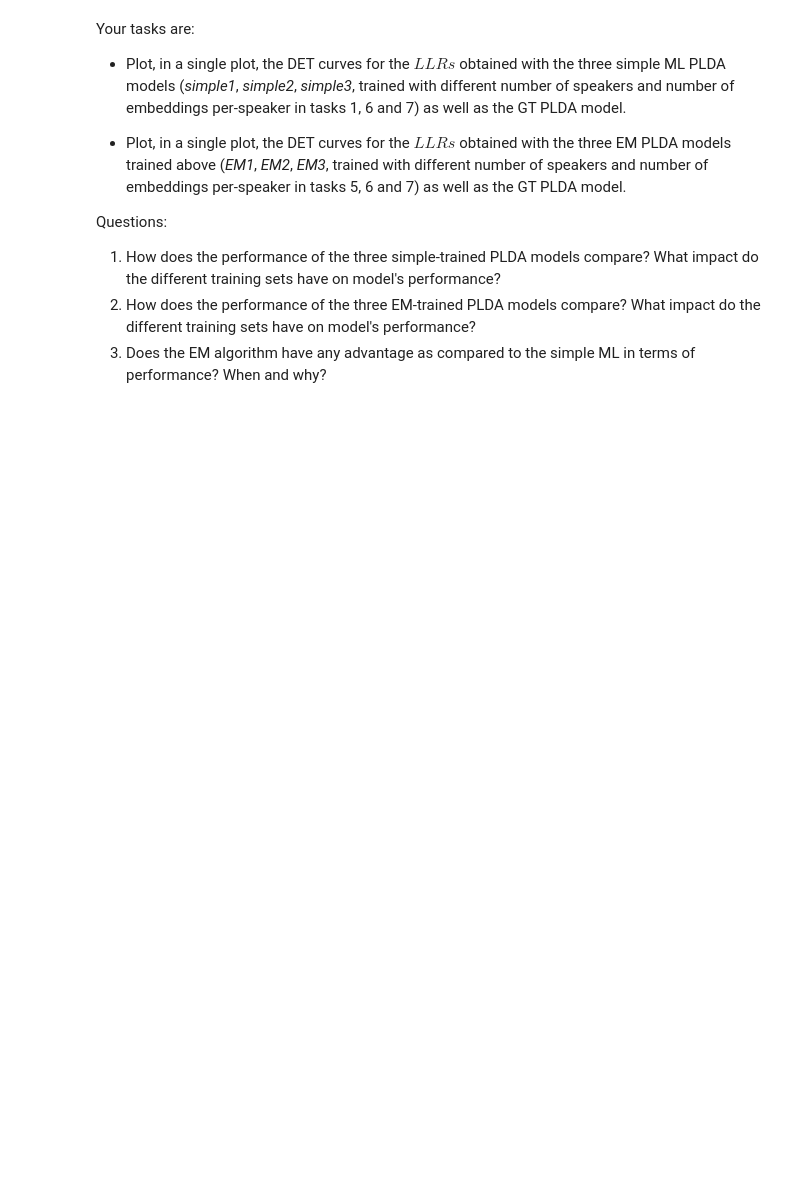
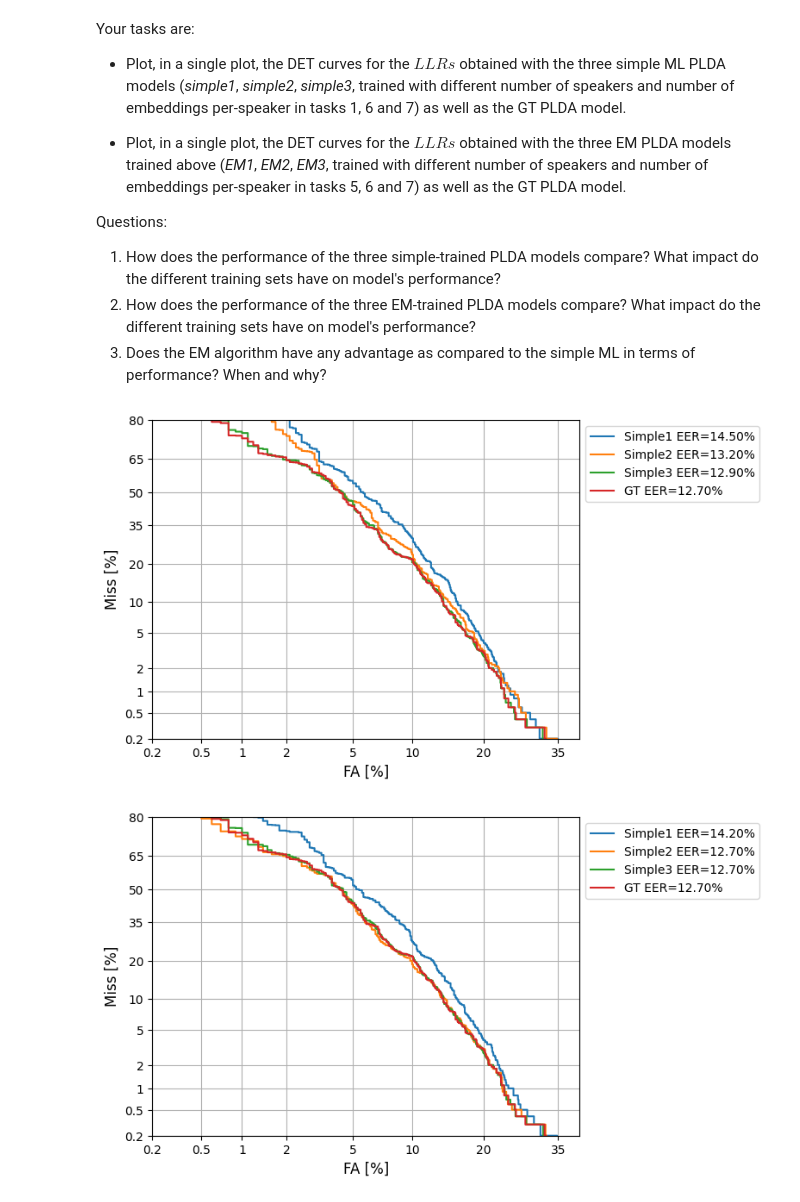
Before and after one commit to NejedlyDominik/vut-fit-BAYa-project, a Jupyter notebook: BAYa_Assignment2023_PLDA.ipynb, the cells around one changed output. Drawn from its saved outputs; the diff is of its cells as text; code cells hidden in the pictures; blank space fills up the shorter version.

```diff
--- a/BAYa_Assignment2023_PLDA.ipynb
+++ b/BAYa_Assignment2023_PLDA.ipynb
@@ -940,0 +939,33 @@ Questions:
+# %%
+# Your code goes here
+target_trial_scores_multi_gt = LLRs(x_test_target, x_enroll10, mu_gt, Sigma_ac_gt, Sigma_wc_gt)
+nontar_trial_scores_multi_gt = LLRs(x_test_nontar, x_enroll10, mu_gt, Sigma_ac_gt, Sigma_wc_gt)
+
+target_trial_scores_multi_simple1 = LLRs(x_test_target, x_enroll10, mu_simple1, Sigma_ac_simple1, Sigma_wc_simple1)
+nontar_trial_scores_multi_simple1 = LLRs(x_test_nontar, x_enroll10, mu_simple1, Sigma_ac_simple1, Sigma_wc_simple1)
+target_trial_scores_multi_simple2 = LLRs(x_test_target, x_enroll10, mu_simple2, Sigma_ac_simple2, Sigma_wc_simple2)
+nontar_trial_scores_multi_simple2 = LLRs(x_test_nontar, x_enroll10, mu_simple2, Sigma_ac_simple2, Sigma_wc_simple2)
+target_trial_scores_multi_simple3 = LLRs(x_test_target, x_enroll10, mu_simple3, Sigma_ac_simple3, Sigma_wc_simple3)
+nontar_trial_scores_multi_simple3 = LLRs(x_test_nontar, x_enroll10, mu_simple3, Sigma_ac_simple3, Sigma_wc_simple3)
+
+plot_det(target_trial_scores_multi_simple1, nontar_trial_scores_multi_simple1, label="Simple1")
+plot_det(target_trial_scores_multi_simple2, nontar_trial_scores_multi_simple2, label="Simple2")
+plot_det(target_trial_scores_multi_simple3, nontar_trial_scores_multi_simple3, label="Simple3")
+plot_det(target_trial_scores_multi_gt, nontar_trial_scores_multi_gt, label="GT")
+
+plt.show()
+
+target_trial_scores_multi_EM1 = LLRs(x_test_target, x_enroll10, mu_EM1, Sigma_ac_EM1, Sigma_wc_EM1)
+nontar_trial_scores_multi_EM1 = LLRs(x_test_nontar, x_enroll10, mu_EM1, Sigma_ac_EM1, Sigma_wc_EM1)
+target_trial_scores_multi_EM2 = LLRs(x_test_target, x_enroll10, mu_EM2, Sigma_ac_EM2, Sigma_wc_EM2)
+nontar_trial_scores_multi_EM2 = LLRs(x_test_nontar, x_enroll10, mu_EM2, Sigma_ac_EM2, Sigma_wc_EM2)
+target_trial_scores_multi_EM3 = LLRs(x_test_target, x_enroll10, mu_EM3, Sigma_ac_EM3, Sigma_wc_EM3)
+nontar_trial_scores_multi_EM3 = LLRs(x_test_nontar, x_enroll10, mu_EM3, Sigma_ac_EM3, Sigma_wc_EM3)
+
+plot_det(target_trial_scores_multi_EM1, nontar_trial_scores_multi_EM1, label="Simple1")
+plot_det(target_trial_scores_multi_EM2, nontar_trial_scores_multi_EM2, label="Simple2")
+plot_det(target_trial_scores_multi_EM3, nontar_trial_scores_multi_EM3, label="Simple3")
+plot_det(target_trial_scores_multi_gt, nontar_trial_scores_multi_gt, label="GT")
+# %% [output]
+[figure, added]
+[figure, added]
```
Also changed, not shown: parts of 1 cell of this notebook.
